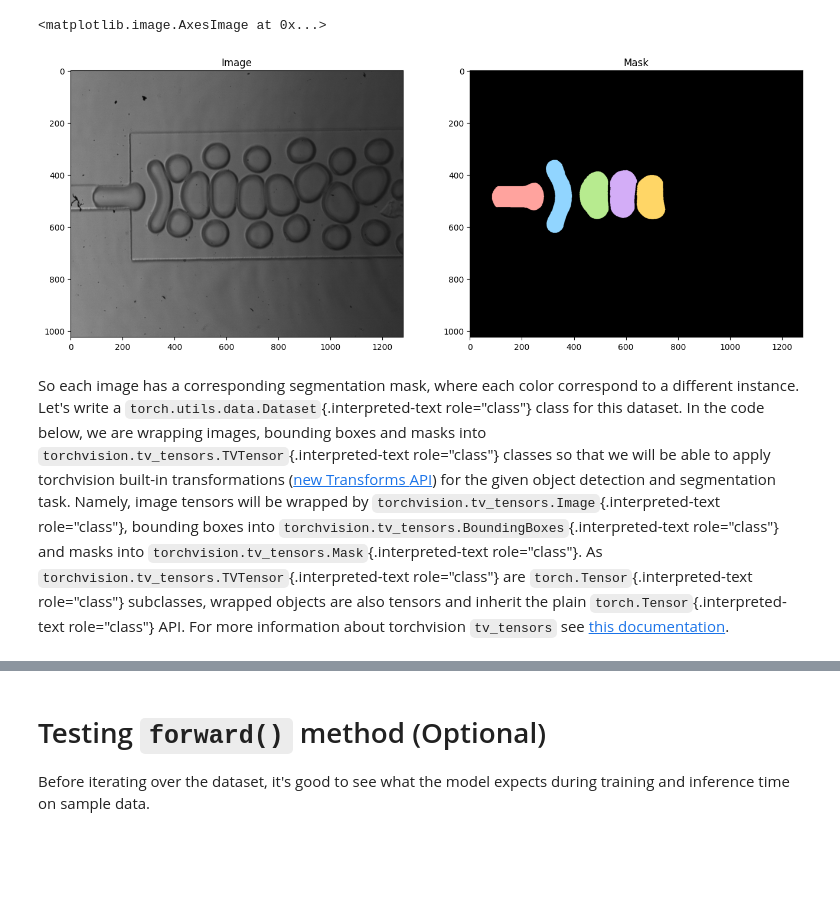
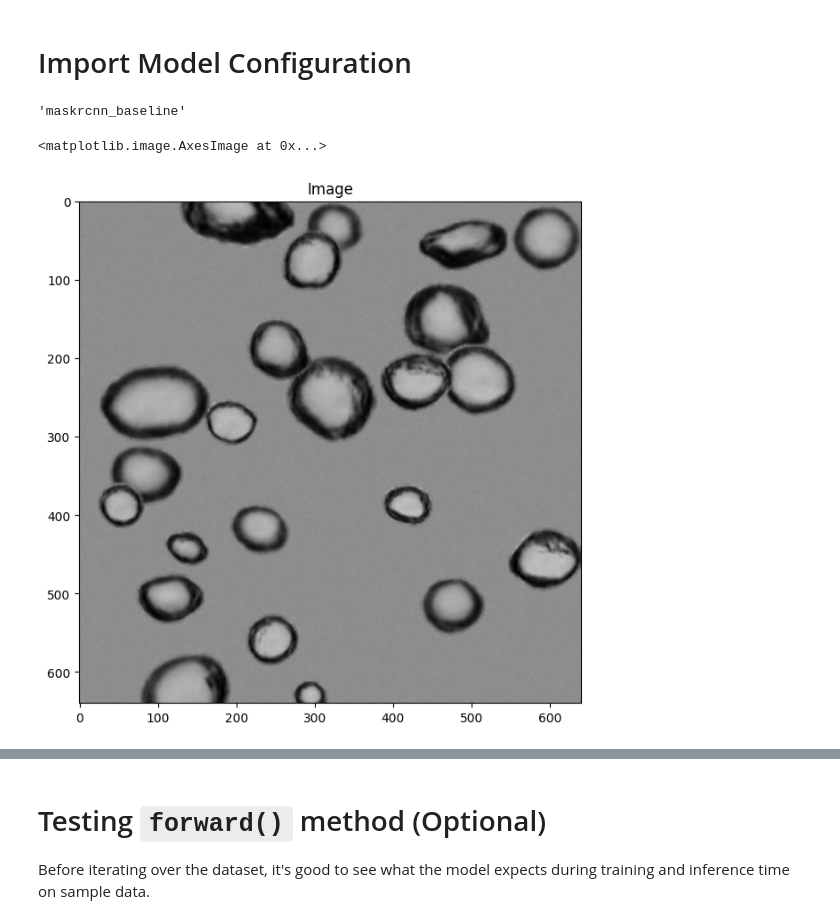
Before and after one commit to jotac431/Advanced-Segmentation-Techniques-for-Multiphase-Experimental-Images, a Jupyter notebook: notebooks/detection/pipeline.ipynb, the cells around one changed output, grey strips where cells are left out. Drawn from its saved outputs; the diff is of its cells as text; code cells hidden in the pictures; blank space fills up the shorter version.

Commit message:
Refactor pipeline

```diff
--- a/notebooks/detection/pipeline.ipynb
+++ b/notebooks/detection/pipeline.ipynb
@@ -104,38 +1,32 @@ Here is one example of a pair of images and segmentation masks
+# %% [markdown]
+Import Model Configuration
+==========================
+# %%
+import yaml
+
+model_cfg = "maskrcnn.yaml"
+
+with open("./configs/" + model_cfg , "r") as f:
+    cfg = yaml.safe_load(f)
+
+cfg['experiment_name']
+# %% [output]
+'maskrcnn_baseline'
 # %%
 import matplotlib.pyplot as plt
 from torchvision.io import read_image
 
 
-image = read_image("/mnt/c/Users/Jorge/Desktop/UNI/Tese/pipeline_dataset/train/images/00000.jpg")
-mask = read_image("/mnt/c/Users/Jorge/Desktop/UNI/Tese/pipeline_dataset/train/masks/00000.png")
+image = read_image("../../../BubANN_GAN.v1i.coco-segmentation/test/BubGAN_0002_jpg.rf.a78f79c439aaf0c4cfcaac4ce751a071.jpg")
+#mask = read_image("/mnt/c/Users/Jorge/Desktop/UNI/Tese/pipeline_dataset/train/masks/00000.png")
 
 plt.figure(figsize=(16, 8))
 plt.subplot(121)
 plt.title("Image")
 plt.imshow(image.permute(1, 2, 0))
-plt.subplot(122)
-plt.title("Mask")
-plt.imshow(mask.permute(1, 2, 0))
+#plt.subplot(122)
+#plt.title("Mask")
+#plt.imshow(mask.permute(1, 2, 0))
 # %% [output]
 <matplotlib.image.AxesImage at 0x...>
-[figure, old version]
+[figure, new version]
-# %% [markdown]
-So each image has a corresponding segmentation mask, where each color
-correspond to a different instance. Let's write a
-`torch.utils.data.Dataset`{.interpreted-text role="class"} class for
-this dataset. In the code below, we are wrapping images, bounding boxes
-and masks into `torchvision.tv_tensors.TVTensor`{.interpreted-text
-role="class"} classes so that we will be able to apply torchvision
-built-in transformations ([new Transforms
-API](https://pytorch.org/vision/stable/transforms.html)) for the given
-object detection and segmentation task. Namely, image tensors will be
-wrapped by `torchvision.tv_tensors.Image`{.interpreted-text
-role="class"}, bounding boxes into
-`torchvision.tv_tensors.BoundingBoxes`{.interpreted-text role="class"}
-and masks into `torchvision.tv_tensors.Mask`{.interpreted-text
-role="class"}. As `torchvision.tv_tensors.TVTensor`{.interpreted-text
-role="class"} are `torch.Tensor`{.interpreted-text role="class"}
-subclasses, wrapped objects are also tensors and inherit the plain
-`torch.Tensor`{.interpreted-text role="class"} API. For more information
-about torchvision `tv_tensors` see [this
-documentation](https://pytorch.org/vision/main/auto_examples/transforms/plot_transforms_getting_started.html#what-are-tvtensors).
```
Also changed, not shown: parts of 24 cells of this notebook, 6 other files.
